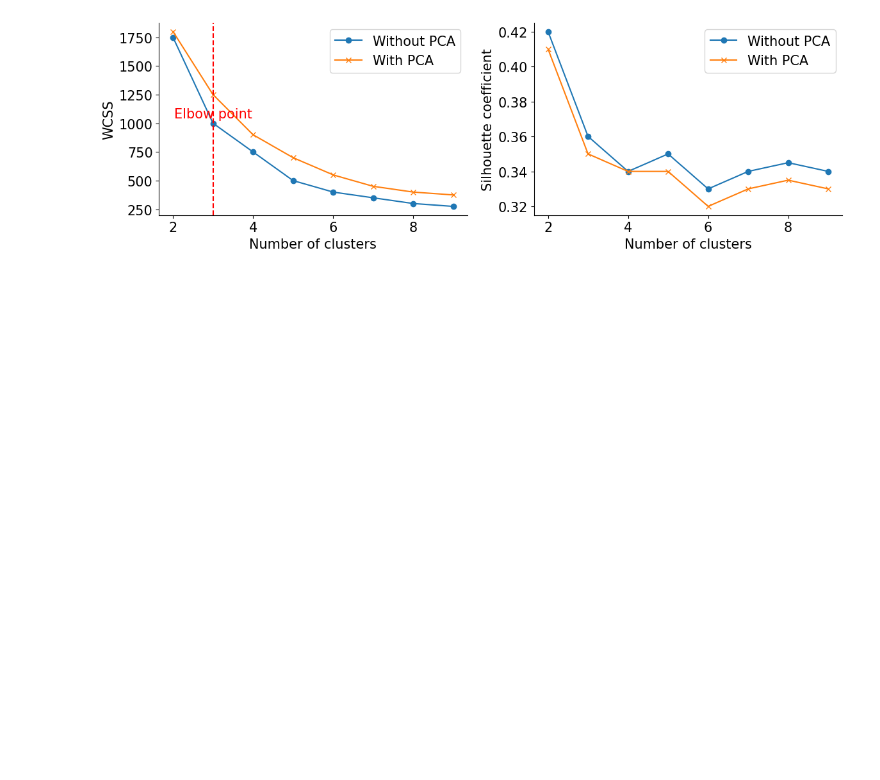
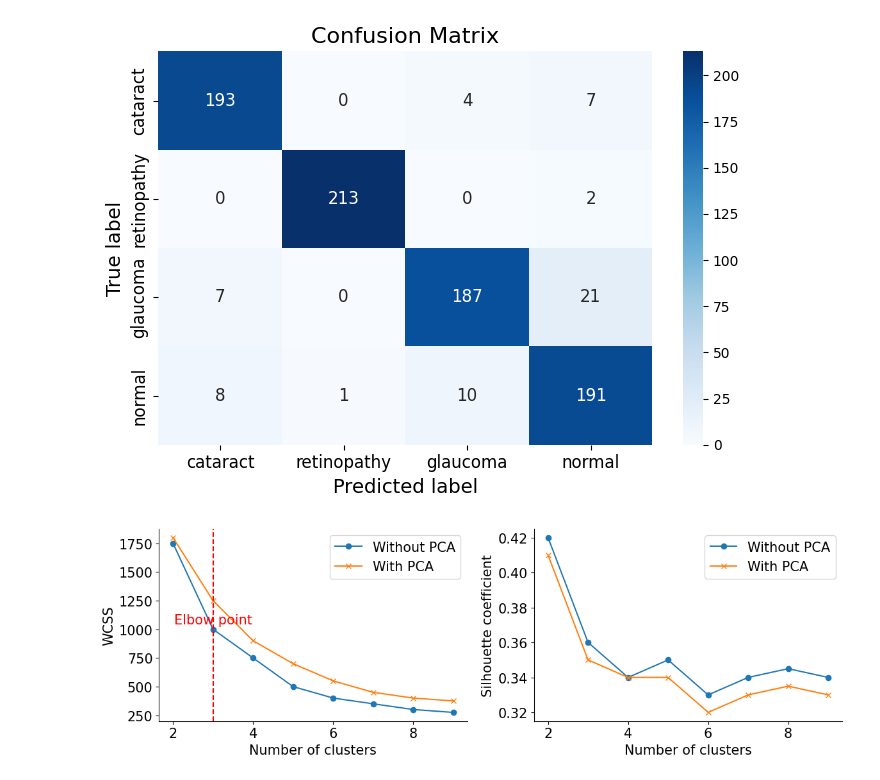
Before and after one commit to Iftekhar-mobin/depression_suicide_project, a Jupyter notebook: visualizer/chart_making.ipynb, the cells around one changed output. Drawn from its saved outputs; the diff is of its cells as text; code cells hidden in the pictures; blank space fills up the shorter version.

```diff
--- a/visualizer/chart_making.ipynb
+++ b/visualizer/chart_making.ipynb
@@ -1,3 +1,43 @@
+# %%
+import matplotlib.pyplot as plt
+import seaborn as sns
+import numpy as np
+
+# Data
+categories = ['cataract', 'retinopathy', 'glaucoma', 'normal']
+# conf_matrix = np.array([[190, 0, 7, 5],
+#                         [1, 202, 5, 6],
+#                         [5, 0, 187, 11],
+#                         [11, 1, 12, 201]])
+
+
+conf_matrix = np.array([
+    [193, 0, 4, 7],
+    [0, 213, 0, 2],
+    [7, 0, 187, 21],
+    [8, 1, 10, 191]
+])
+
+
+# Create confusion matrix plot
+plt.figure(figsize=(7, 5))
+sns.heatmap(conf_matrix, annot=True, fmt="d", cmap="Blues", cbar=True,
+            xticklabels=categories, yticklabels=categories, annot_kws={"fontsize": 12})
+
+# Add labels, title, and ticks
+plt.xlabel('Predicted label', fontsize=14)
+plt.ylabel('True label', fontsize=14)
+plt.title('Confusion Matrix', fontsize=16)
+
+# Customize tick size
+plt.xticks(fontsize=12)
+plt.yticks(fontsize=12)
+
+# Show the plot
+plt.tight_layout()
+plt.show()
+# %% [output]
+[figure, added]
 # %%
 import matplotlib.pyplot as plt
 import numpy as np
```
Also changed, not shown: 1 other file.
